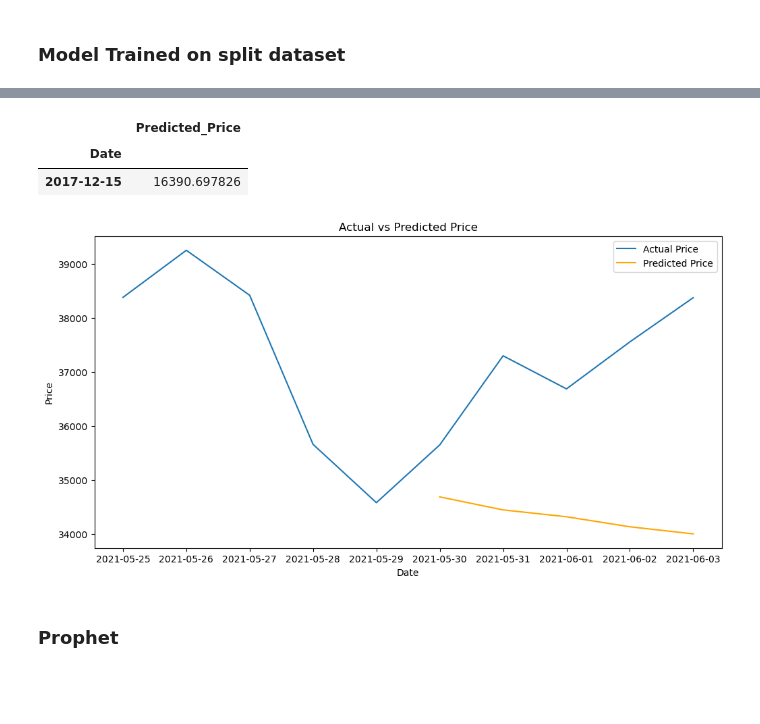
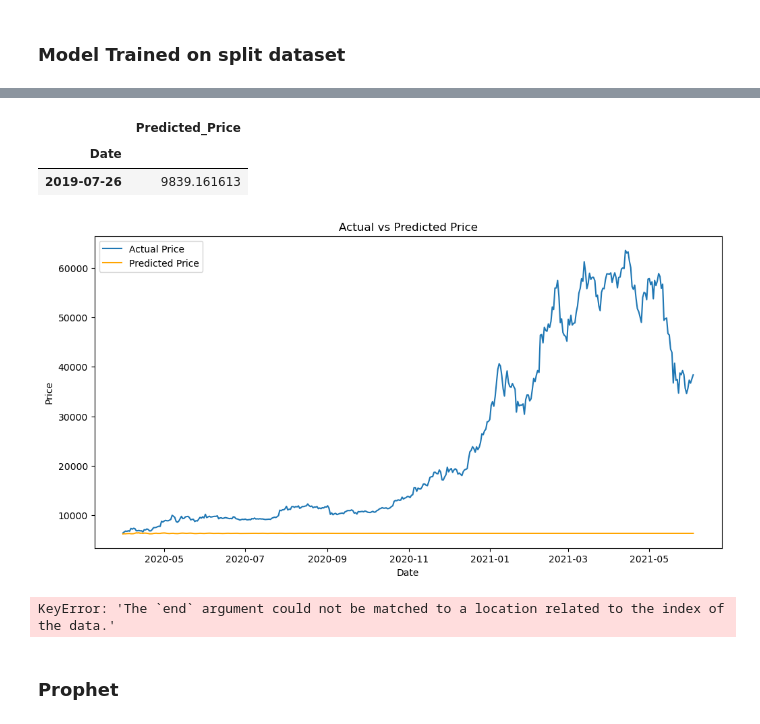
Before and after one commit to DoanNguyen2001/tap_bitcoin, a Jupyter notebook: sandesh_side.ipynb, the cells around one changed output, grey strips where cells are left out. Cells and saved outputs as stored; diff of their text form; code cells hidden in the pictures; blank space fills up the shorter version.

```diff
--- a/sandesh_side.ipynb
+++ b/sandesh_side.ipynb
@@ -652,7 +652,7 @@ from sklearn.model_selection import train_test_split
 
 # Assume df_1['price'] contains the time series data
 # dat = df_2['price_boxcox']
-train_size = int(len(df_2)-5)
+train_size = int(len(df_2)*0.8)
 
 train, test = df_2['price_boxcox'][:train_size], df_2['price_boxcox'][train_size:]
 
@@ -693,31 +693,102 @@ df_predictions.sample()
 # %% [output]
 |  | Predicted_Price |
 | Date |  |
-| 2017-12-15 | 16390.697826 |
+| 2019-07-26 | 9839.161613 |
 # %%
 # Plot the actual prices and the predicted prices on the same time frame
 plt.figure(figsize=(12, 6))
 
 # Plot actual prices
-plt.plot(df_2['price'].iloc[train_size-5:], label='Actual Price')
+plt.plot(df_2['price'].iloc[train_size:], label='Actual Price')
 
 # Plot predicted prices (ensure proper alignment with test set)
 plt.plot( df_predictions['Predicted_Price'].iloc[train_size:], label='Predicted Price', color='orange')
 
 # Add vertical lines for new years
 # for year in range(2020, 2023):
 #     plt.axvline(pd.to_datetime(f'{year}-01-01'), color='k', linestyle='--', alpha=0.3)
 
 # Add labels, title, and legend
 plt.ylabel('Price')
 plt.xlabel('Date')
 plt.title('Actual vs Predicted Price')
 plt.legend()
 
 # Show the plot
 plt.show()
 # %% [output]
-[figure, old version]
+[figure, new version]
+# %%
+import numpy as np
+import pandas as pd
+import matplotlib.pyplot as plt
+from sklearn.metrics import mean_absolute_error, mean_squared_error
+from statsmodels.tsa.arima.model import ARIMA
+from scipy.special import inv_boxcox
+
+# Convert index to datetime if not already
+df_2.index = pd.to_datetime(df_2.index)
+
+# Splitting the dataset into training (80%) and testing (20%)
+train_size = int(len(df_2) * 0.8)
+train, test = df_2['price_boxcox'][:train_size], df_2['price_boxcox'][train_size:]
+
+# Fit the ARIMA model on the training data (replace p, d, q with your values)
+model_split = ARIMA(train, order=(10, 1, 10))  # d=1 for first differencing
+
+# Fit the model
+model_split_fit = model_split.fit()
+
+# Predict the values for the test set
+start_index = train.index[-1]  # Start prediction from the end of the training data
+end_index = test.index[-1]  # End prediction at the last index of the test data
+predictions_split = model_split_fit.predict(start=start_index, end=end_index)
+
+# Inverse Box-Cox transformation to get the predictions back to the original scale
+predictions_split = inv_boxcox(predictions_split, lam)
+
+# Ensure the index for predictions_split matches the test set index in df_2
+predictions_split.index = test.index
+
+# Create a DataFrame with the predictions
+df_predictions = pd.DataFrame({
+    'Date': test.index,
+    'Predicted_Price': predictions_split,
+    'Actual_Price': df_2['price'][train_size:]
+})
+
+# Set the index to 'Date' for easier plotting or analysis
+df_predictions.set_index('Date', inplace=True)
+
+# Calculate error metrics
+mae = mean_absolute_error(df_predictions['Actual_Price'], df_predictions['Predicted_Price'])
+rmse = np.sqrt(mean_squared_error(df_predictions['Actual_Price'], df_predictions['Predicted_Price']))
+mape = np.mean(np.abs((df_predictions['Actual_Price'] - df_predictions['Predicted_Price']) / df_predictions['Actual_Price'])) * 100
+
+# Print error metrics
+print(f'MAE: {mae:.2f}')
+print(f'RMSE: {rmse:.2f}')
+print(f'MAPE: {mape:.2f}%')
+
+# Plot the actual prices and the predicted prices on the same time frame
+plt.figure(figsize=(12, 6))
+
+# Plot actual prices
+plt.plot(df_predictions['Actual_Price'], label='Actual Price')
+
+# Plot predicted prices (ensure proper alignment with test set)
+plt.plot(df_predictions['Predicted_Price'], label='Predicted Price', color='orange')
+
+# Add labels, title, and legend
+plt.ylabel('Price')
+plt.xlabel('Date')
+plt.title('Actual vs Predicted Price (80% Train, 20% Test)')
+plt.legend()
+
+# Show the plot
+plt.show()
+# %% [output]
+KeyError: 'The `end` argument could not be matched to a location related to the index of the data.'
 # %% [markdown]
 ### Prophet
 # %%
```
Also changed, not shown: parts of 2 cells of this notebook, 2 other files.
